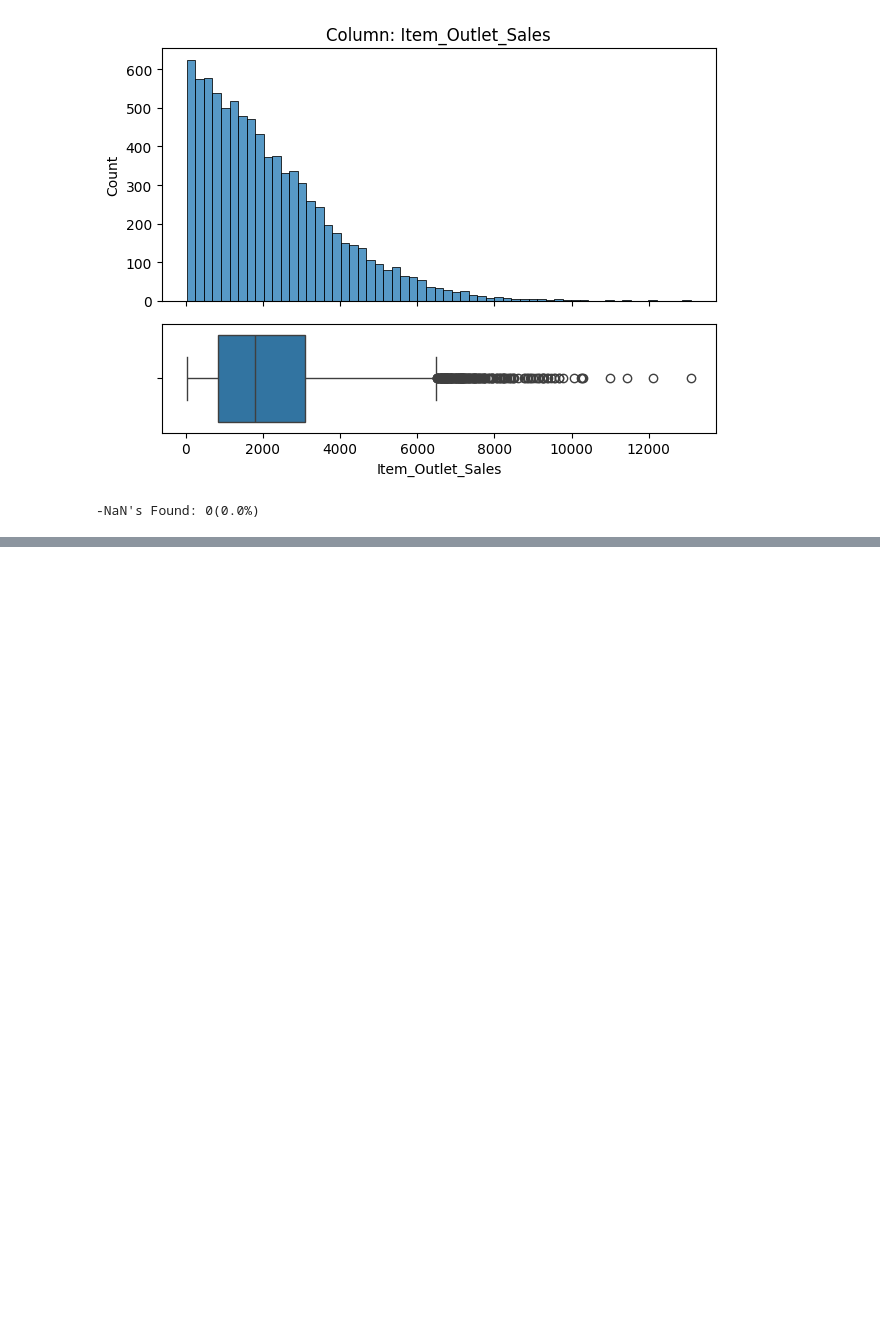
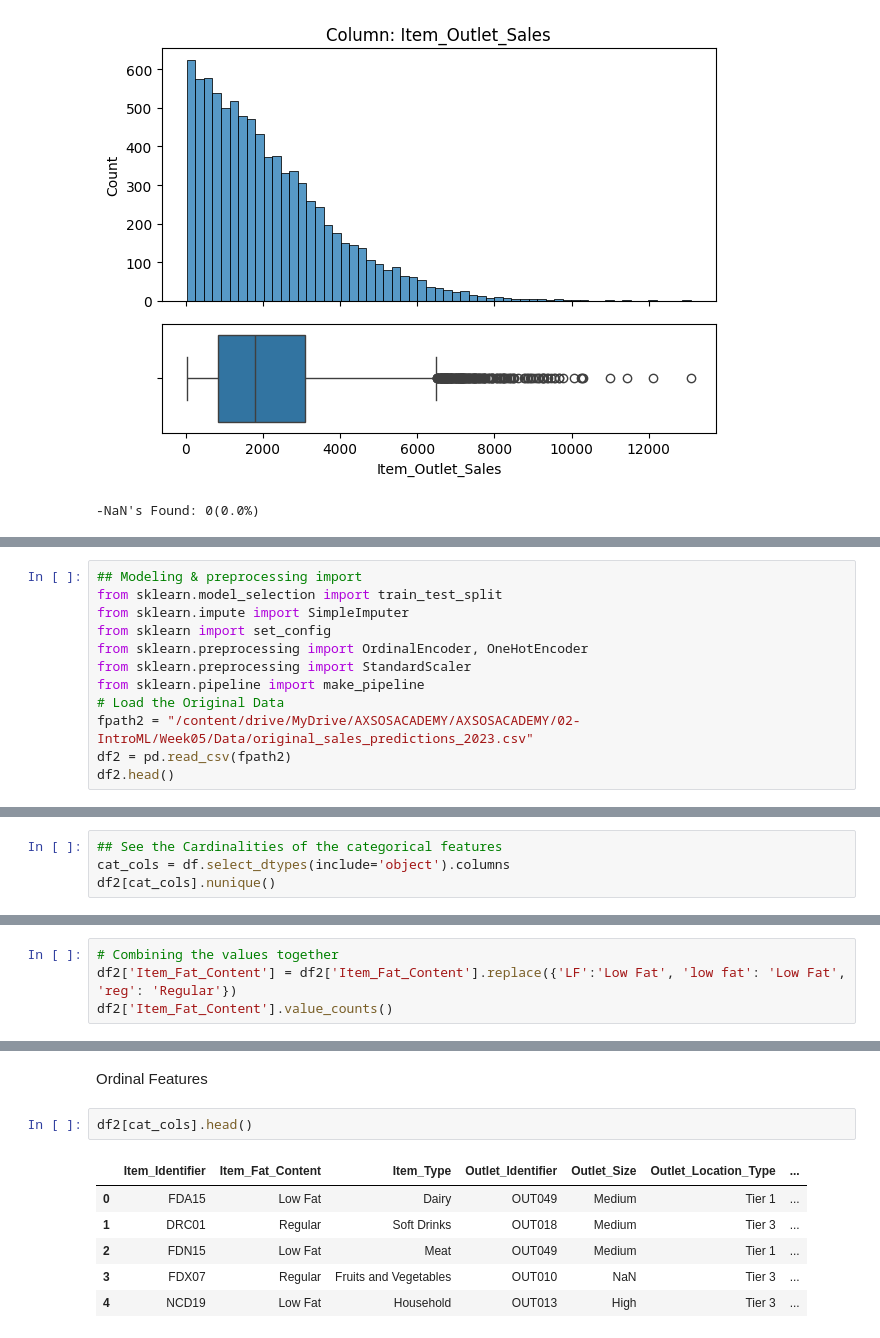
Before and after one commit to NasserKishek/Prediction-of-Product-Sales-, a Jupyter notebook: Prediction_of_product_sales.ipynb, the cells around one changed output, grey strips where cells are left out. Drawn from its saved outputs; the diff is of its cells as text; blank space fills up the shorter version.

```diff
--- a/Prediction_of_product_sales.ipynb
+++ b/Prediction_of_product_sales.ipynb
@@ -970,0 +983,12 @@ explore_numeric(df, x='Item_Outlet_Sales');
+# %%
+## Modeling & preprocessing import
+from sklearn.model_selection import train_test_split
+from sklearn.impute import SimpleImputer
+from sklearn import set_config
+from sklearn.preprocessing import OrdinalEncoder, OneHotEncoder
+from sklearn.preprocessing import StandardScaler
+from sklearn.pipeline import make_pipeline
+# Load the Original Data
+fpath2 = "/content/drive/MyDrive/AXSOSACADEMY/AXSOSACADEMY/02-IntroML/Week05/Data/original_sales_predictions_2023.csv"
+df2 = pd.read_csv(fpath2)
+df2.head()
@@ -970,0 +1004,4 @@ explore_numeric(df, x='Item_Outlet_Sales');
+# %%
+## See the Cardinalities of the categorical features
+cat_cols = df.select_dtypes(include='object').columns
+df2[cat_cols].nunique()
@@ -970,0 +1063,4 @@ explore_numeric(df, x='Item_Outlet_Sales');
+# %%
+# Combining the values together
+df2['Item_Fat_Content'] = df2['Item_Fat_Content'].replace({'LF':'Low Fat', 'low fat': 'Low Fat', 'reg': 'Regular'})
+df2['Item_Fat_Content'].value_counts()
@@ -970,0 +1166,11 @@ explore_numeric(df, x='Item_Outlet_Sales');
+# %% [markdown]
+Ordinal Features
+# %%
+df2[cat_cols].head()
+# %% [output]
+|  | Item_Identifier | Item_Fat_Content | Item_Type | Outlet_Identifier | Outlet_Size | Outlet_Location_Type | ... |
+| 0 | FDA15 | Low Fat | Dairy | OUT049 | Medium | Tier 1 | ... |
+| 1 | DRC01 | Regular | Soft Drinks | OUT018 | Medium | Tier 3 | ... |
+| 2 | FDN15 | Low Fat | Meat | OUT049 | Medium | Tier 1 | ... |
+| 3 | FDX07 | Regular | Fruits and Vegetables | OUT010 | NaN | Tier 3 | ... |
+| 4 | NCD19 | Low Fat | Household | OUT013 | High | Tier 3 | ... |
```
Also changed, not shown: parts of 53 cells of this notebook.
